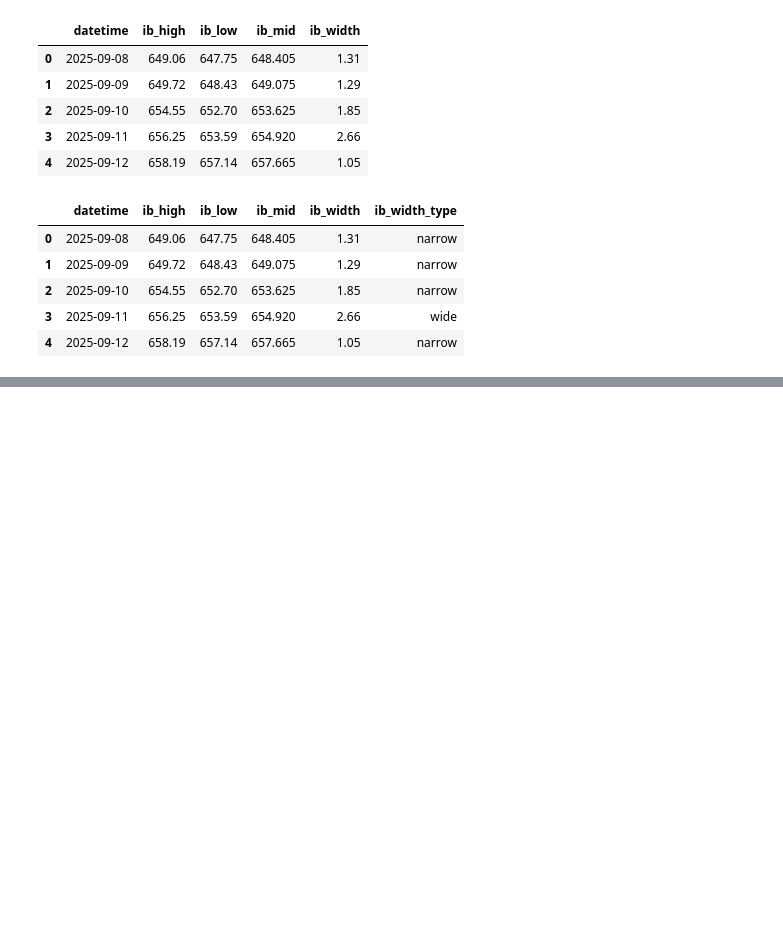
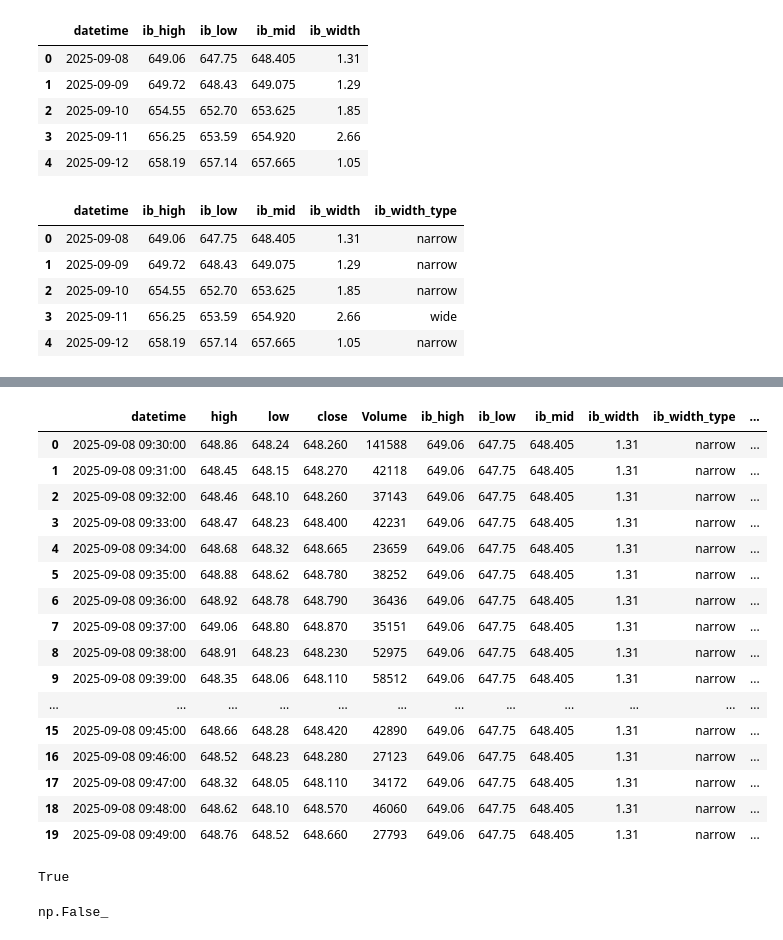
Before and after one commit to cankaradogann/DSA210-Project-Can-Karadogan, a Jupyter notebook: notebooks/01_ib_detect.ipynb, the cells around one changed output, grey strips where cells are left out. Drawn from its saved outputs; the diff is of its cells as text; code cells hidden in the pictures; blank space fills up the shorter version.

```diff
--- a/notebooks/01_ib_detect.ipynb
+++ b/notebooks/01_ib_detect.ipynb
@@ -117,0 +371,22 @@ We add the daily close price to the IB summary because the IB only describes the
+# %%
+#Adding previous day logic, so we can directly see previous day's close and understand the gap between today's close
+# At the first row there is no previous day, so it returns NAN
+
+# We get previous day from datetime
+ib_stats["prev_day"] = ib_stats["datetime"].shift(1)
+
+# We get previous day's close from day_close column
+ib_stats["prev_close"] = ib_stats["day_close"].shift(1)
+
+# Creating new column named gap shows us: day_close - prev_close value
+ib_stats["gap"] = ib_stats["day_close"] - ib_stats["prev_close"]
+
+#Make NA's to 0(zero)
+ib_stats["gap_dir"] = np.sign(ib_stats["gap"]).fillna(0)
+#if gap is negative --> gap_dir -1.0
+#if gap is 0(zero) or NaN --> gap_dir 0.0 (zero)
+#if gap is positive --> gap_dir +1.0
+
+#gap_dir is directly shows us the direction of price, bullish/bearish/range
+
+ib_stats.head(20)
@@ -117,0 +482,47 @@ We add the daily close price to the IB summary because the IB only describes the
+# %%
+ib_stats["datetime"] = pd.to_datetime(ib_stats["datetime"])
+
+
+df_clean = (
+    df_clean
+    .merge(
+        ib_stats,
+        how="left",
+        left_on=df_clean["datetime"].dt.normalize(),
+        right_on=ib_stats["datetime"],
+        suffixes=("", "_ib")
+    )
+    .drop(columns=["key_0", "datetime_ib"])
+)
+
+df_clean.head(20)
+# %% [output]
+|  | datetime | high | low | close | Volume | ib_high | ib_low | ib_mid | ib_width | ib_width_type | ... |
+| 0 | 2025-09-08 09:30:00 | 648.86 | 648.24 | 648.260 | 141588 | 649.06 | 647.75 | 648.405 | 1.31 | narrow | ... |
+| 1 | 2025-09-08 09:31:00 | 648.45 | 648.15 | 648.270 | 42118 | 649.06 | 647.75 | 648.405 | 1.31 | narrow | ... |
+| 2 | 2025-09-08 09:32:00 | 648.46 | 648.10 | 648.260 | 37143 | 649.06 | 647.75 | 648.405 | 1.31 | narrow | ... |
+| 3 | 2025-09-08 09:33:00 | 648.47 | 648.23 | 648.400 | 42231 | 649.06 | 647.75 | 648.405 | 1.31 | narrow | ... |
+| 4 | 2025-09-08 09:34:00 | 648.68 | 648.32 | 648.665 | 23659 | 649.06 | 647.75 | 648.405 | 1.31 | narrow | ... |
+| 5 | 2025-09-08 09:35:00 | 648.88 | 648.62 | 648.780 | 38252 | 649.06 | 647.75 | 648.405 | 1.31 | narrow | ... |
+| 6 | 2025-09-08 09:36:00 | 648.92 | 648.78 | 648.790 | 36436 | 649.06 | 647.75 | 648.405 | 1.31 | narrow | ... |
+| 7 | 2025-09-08 09:37:00 | 649.06 | 648.80 | 648.870 | 35151 | 649.06 | 647.75 | 648.405 | 1.31 | narrow | ... |
+| 8 | 2025-09-08 09:38:00 | 648.91 | 648.23 | 648.230 | 52975 | 649.06 | 647.75 | 648.405 | 1.31 | narrow | ... |
+| 9 | 2025-09-08 09:39:00 | 648.35 | 648.06 | 648.110 | 58512 | 649.06 | 647.75 | 648.405 | 1.31 | narrow | ... |
+| ... | ... | ... | ... | ... | ... | ... | ... | ... | ... | ... | ... |
+| 15 | 2025-09-08 09:45:00 | 648.66 | 648.28 | 648.420 | 42890 | 649.06 | 647.75 | 648.405 | 1.31 | narrow | ... |
+| 16 | 2025-09-08 09:46:00 | 648.52 | 648.23 | 648.280 | 27123 | 649.06 | 647.75 | 648.405 | 1.31 | narrow | ... |
+| 17 | 2025-09-08 09:47:00 | 648.32 | 648.05 | 648.110 | 34172 | 649.06 | 647.75 | 648.405 | 1.31 | narrow | ... |
+| 18 | 2025-09-08 09:48:00 | 648.62 | 648.10 | 648.570 | 46060 | 649.06 | 647.75 | 648.405 | 1.31 | narrow | ... |
+| 19 | 2025-09-08 09:49:00 | 648.76 | 648.52 | 648.660 | 27793 | 649.06 | 647.75 | 648.405 | 1.31 | narrow | ... |
+# %%
+#checking 'datetime' is okey for time-series data
+
+df_clean["datetime"].is_monotonic_increasing
+# %% [output]
+True
+# %%
+# checking if I duplicated any timeframe
+
+df_clean["datetime"].duplicated().any()
+# %% [output]
+np.False_
```
Also changed, not shown: parts of 9 cells of this notebook, 1 other file.
